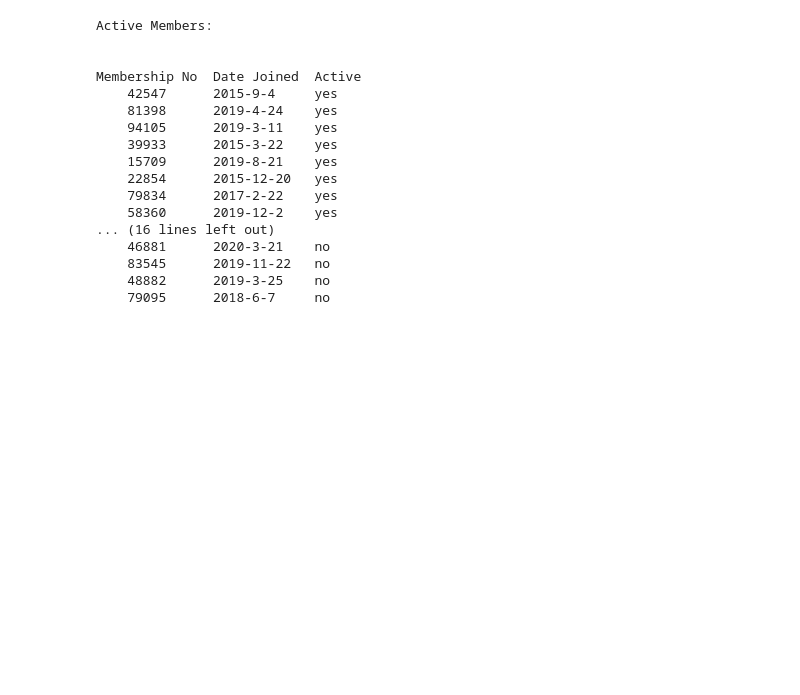
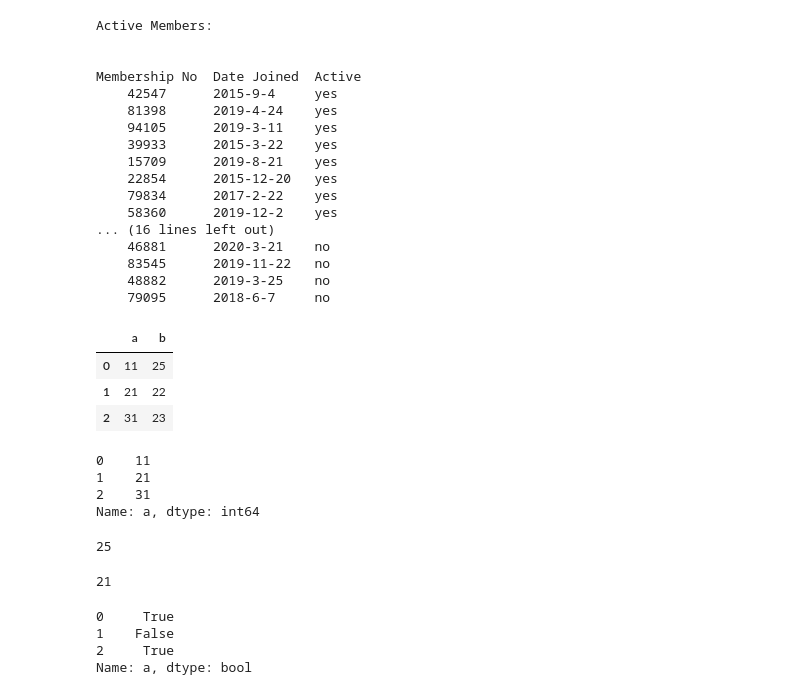
Before and after one commit to PosgradoMNA/actividades-de-aprendizaje-FabianMunozAguirre, a Jupyter notebook: Python_for_data_science_labs_Mod4.ipynb, the cells around one changed output. Saved outputs shown, nothing was run; the diff lists cells and outputs as text; code cells hidden in the pictures; blank space fills up the shorter version.

```diff
--- a/Python_for_data_science_labs_Mod4.ipynb
+++ b/Python_for_data_science_labs_Mod4.ipynb
@@ -415,3 +415,29 @@ Membership No  Date Joined  Active
     83545      2019-11-22   no
     48882      2019-3-25    no
     79095      2018-6-7     no
+# %%
+import pandas as pd
+
+df=pd.DataFrame({'a':[11,21,31],'b':[25,22,23]})
+# %%
+df.head(3)
+# %% [output]
+|  | a | b |
+| 0 | 11 | 25 |
+| 1 | 21 | 22 |
+| 2 | 31 | 23 |
+# %%
+df['a']
+# %% [output]
+0    11
+1    21
+2    31
+Name: a, dtype: int64
+# %%
+df.iloc[0,1]
+# %% [output]
+25
+# %%
+df.iloc[1,0]
+# %% [output]
+21
@@ -417,0 +446,7 @@ Membership No  Date Joined  Active
+# %%
+df['a']==1
+# %% [output]
+0     True
+1    False
+2     True
+Name: a, dtype: bool
```
Also changed, not shown: parts of 1 cell of this notebook.
